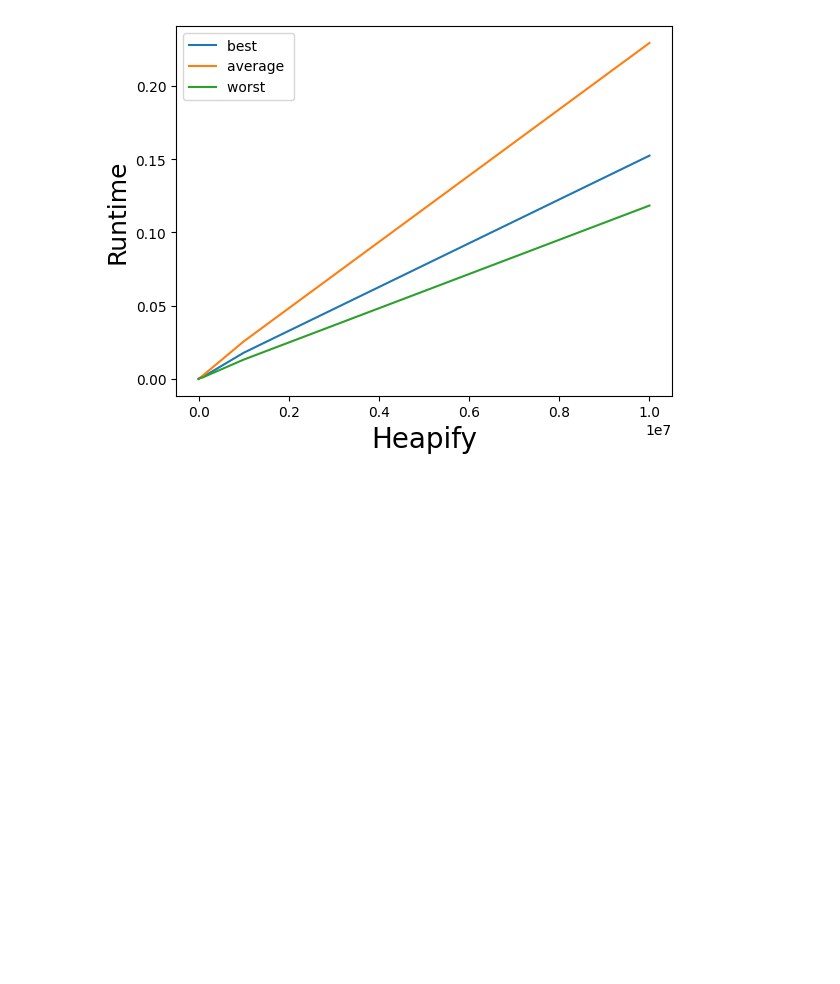
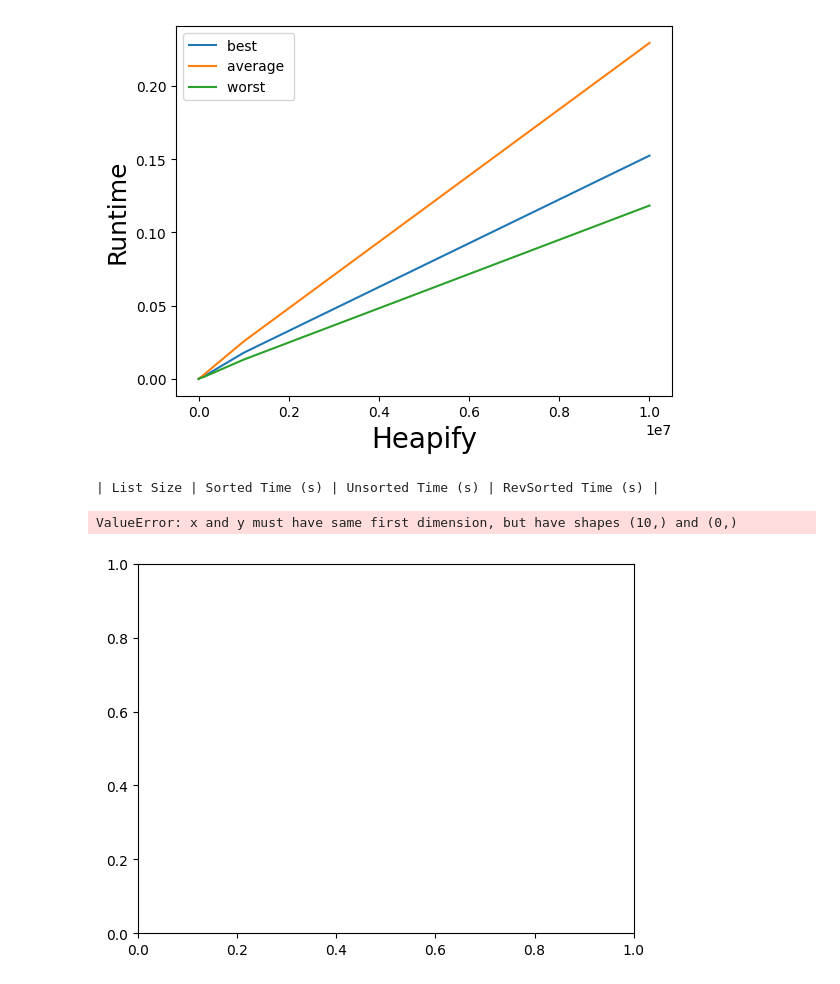
Before and after one commit to xiugaze/csc3310-program-4, a Jupyter notebook: heapq.ipynb, the cells around one changed output. Drawn from its saved outputs; the diff is of its cells as text; code cells hidden in the pictures; blank space fills up the shorter version.

Commit message:
code added to jupiter but doesn't run the table or graph

```diff
--- a/heapq.ipynb
+++ b/heapq.ipynb
@@ -129,3 +129,52 @@ plt.legend()
 |    10000000|      0.1525 |      0.2294 |      0.1184 |
 <matplotlib.legend.Legend at 0x...>
 [figure]
+# %%
+sorted_times = []
+unsorted_times = []
+revsorted_times = []
+for size in list_sizes:
+    sorted_list = generate_list(Ordering.Sorted, size)
+    unsorted_list = generate_list(Ordering.Unsorted, size)
+    revsorted_list = generate_list(Ordering.RevSorted, size)
+
+    heapq.heapify(sorted_list)
+    heapq.heapify(unsorted_list)
+    heapq.heapify(revsorted_list)
+
+    value = randint(0, size)
+
+    start_time_un = time.perf_counter()
+    heapq.heapreplace(unsorted_list, value)
+    end_time_un = time.perf_counter()
+    elapsed_un = end_time_un - start_time_un
+
+    start_time = time.perf_counter()
+    heapq.heapreplace(sorted_list, value)
+    end_time = time.perf_counter()
+    elapsed = end_time - start_time
+
+    start_time_rev = time.perf_counter()
+    heapq.heapreplace(revsorted_list, value)
+    end_time_rev = time.perf_counter()
+    elapsed_rev = end_time_rev - start_time_rev
+
+    sorted_list.append(elapsed)
+    unsorted_list.append(elapsed_un)
+    revsorted_list.append(elapsed_rev)
+
+print("| List Size | Sorted Time (s) | Unsorted Time (s) | RevSorted Time (s) | ")
+for i in range(0, len(sorted_times)):
+    print(f'|{list_sizes[i]:>12}|{sorted_times[i]:>12.4} |{unsorted_times[i]:>12.4} |{revsorted_times[i]:>12.4} |')
+
+plt.plot(list_sizes, sorted_times, label="Sorted ")
+plt.plot(list_sizes, unsorted_times, label="UnSorted ")
+plt.plot(list_sizes, revsorted_times, label="RevSorted ")
+plt.xlabel("List Size", fontsize=18)
+plt.ylabel("Runtime", fontsize=18)
+plt.xlabel("Heapreplace", fontsize=20)
+plt.legend()
+# %% [output]
+| List Size | Sorted Time (s) | Unsorted Time (s) | RevSorted Time (s) |
+ValueError: x and y must have same first dimension, but have shapes (10,) and (0,)
+[figure, added]
```
